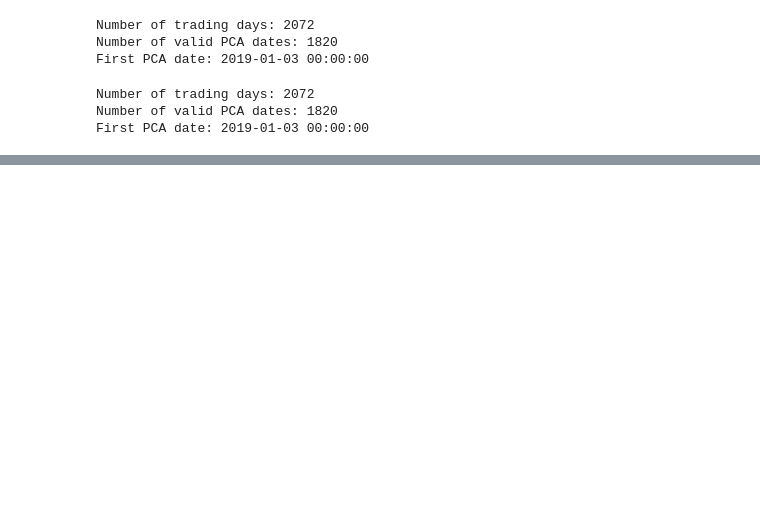
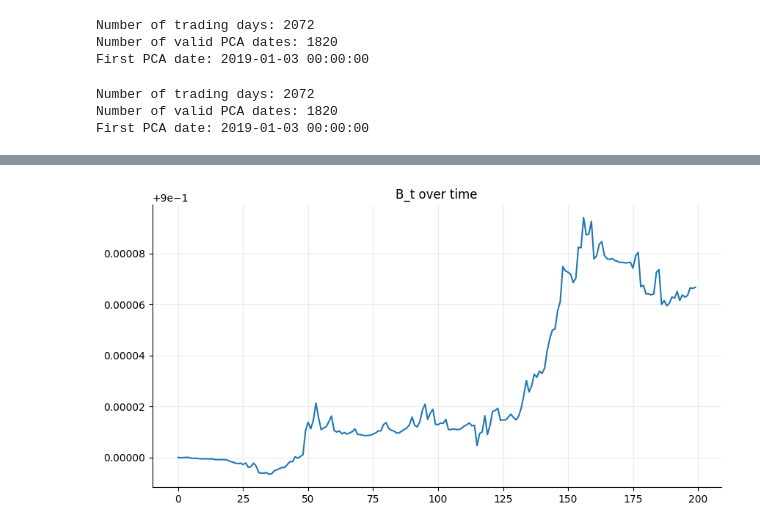
Before and after one commit to NishankRai25/Trading-Research, a Jupyter notebook: Research/statarb1/models/baseline2(OU+PCA+KALMAN).ipynb, the cells around one changed output, grey strips where cells are left out. Drawn from its saved outputs; the diff is of its cells as text; code cells hidden in the pictures; blank space fills up the shorter version.

```diff
--- a/Research/statarb1/models/baseline2(OU+PCA+KALMAN).ipynb
+++ b/Research/statarb1/models/baseline2(OU+PCA+KALMAN).ipynb
@@ -397,7 +453,6 @@ R^2          : 0.9772
 def compute_stock_signal(j, stock, snapshot, kf_state, X_history):
     y_hist = snapshot["reg_window"][:, j]
 
-    # fit stock return on PCA factors WITH intercept
     model = sm.OLS(y_hist, snapshot["X_factor"]).fit()
 
     alpha = float(model.params[0])
@@ -406,12 +461,11 @@ def compute_stock_signal(j, stock, snapshot, kf_state, X_history):
     if stock not in kf_state:
         kf_state[stock] = init_kf()
 
-    if stock not in X_history:
+    if X_history is not None and stock not in X_history:
         X_history[stock] = []
 
     state = kf_state[stock]
 
-    # today's residual update: IMPORTANT -> include intercept
     y_today = float(snapshot["reg_window"][-1, j])
     factor_today = np.asarray(snapshot["factor_today"], dtype=float)
     resid_today = y_today - (alpha + factor_today @ betas)
@@ -420,13 +474,15 @@ def compute_stock_signal(j, stock, snapshot, kf_state, X_history):
     x_t = x_prev + resid_today
     X_history[stock].append(x_t)
 
-    # previous posterior
     m_prev = np.asarray(state["m"], dtype=float)
     P_prev = np.asarray(state["P"], dtype=float)
     n_prev = float(state["n"])
     d_prev = float(state["d"])
 
-    Phi = np.eye(2)
+    Phi = np.array([
+        [1.0, 0.0],
+        [0.0, 1.0]
+    ])
 
     W = np.diag([
         ((1.0 - delta_A) / delta_A) * max(P_prev[0, 0], 1e-8),
@@ -459,14 +515,12 @@ def compute_stock_signal(j, stock, snapshot, kf_state, X_history):
     n_new = n_prev + 1.0
     d_new = d_prev + (S_prev * e_t * e_t) / Q_t
 
-    # save updated Kalman state
     state["m"] = m_new
     state["P"] = P_new
     state["n"] = n_new
     state["d"] = d_new
     state["x_prev"] = x_t
 
-    # dynamic OU parameters
     A_t, B_t = map(float, m_new)
     B_t = min(B_t, B_MAX)
 
@@ -488,14 +542,9 @@ def compute_stock_signal(j, stock, snapshot, kf_state, X_history):
     if not np.isfinite(m_eq):
         return None, betas, None
 
-    # =========================
-    # NEW: deviation-based sigma
-    # =========================
-
     d_t = x_t - m_eq
 
     lam = 0.97
-
     var_d_prev = float(state.get("var_d", 1e-6))
     var_d_new = lam * var_d_prev + (1.0 - lam) * (d_t ** 2)
     state["var_d"] = var_d_new
@@ -506,9 +555,6 @@ def compute_stock_signal(j, stock, snapshot, kf_state, X_history):
         return None, betas, None
 
     s = d_t / sigma_t
-
-    if not np.isfinite(s):
-        return None, betas, None
 
     if not np.isfinite(s):
         return None, betas, None
@@ -529,6 +575,77 @@ def compute_stock_signal(j, stock, snapshot, kf_state, X_history):
 
     return s, betas, debug
 
+
 print("compute_stock_signal() loaded")
+
+
+# =========================
+# FIXED DEBUG (TIME SERIES)
+# =========================
+
+print("\n=== KALMAN TIME-SERIES DEBUG ===")
+
+if snapshot is not None:
+
+    test_stock = snapshot["valid_col_names"][0]
+
+    kf_state_test = {}
+    X_history_test = {}
+    rows = []
+
+    for i in valid_pos[:200]:
+
+        snap = build_rolling_snapshot(i)
+        if snap is None or test_stock not in snap["valid_col_names"]:
+            continue
+
+        j = np.where(snap["valid_col_names"] == test_stock)[0][0]
+
+        s, betas, dbg = compute_stock_signal(
+            j, test_stock, snap, kf_state_test, X_history_test
+        )
+
+        if dbg is not None:
+            rows.append(dbg)
+
+    df_dbg = pd.DataFrame(rows)
+
+    print(df_dbg[["A_t","B_t","kappa","sigma_t","s"]].tail())
+
+    print("\n=== SIGNAL STATS ===")
+    print(f"count              : {len(df_dbg)}")
+    print(f"s mean / std       : {df_dbg['s'].mean():.4f} / {df_dbg['s'].std():.4f}")
+    print(f"s min / max        : [{df_dbg['s'].min():.2f}, {df_dbg['s'].max():.2f}]")
+
+    print("\n=== KAPPA CHECK ===")
+    print(f"kappa mean         : {df_dbg['kappa'].mean():.2f}")
+    print(f"kappa min / max    : [{df_dbg['kappa'].min():.2f}, {df_dbg['kappa'].max():.2f}]")
+
+    print("\n=== B PARAM CHECK ===")
+    print(f"B mean             : {df_dbg['B_t'].mean():.4f}")
+    print(f"B min / max        : [{df_dbg['B_t'].min():.4f}, {df_dbg['B_t'].max():.4f}]")
+
+    print("\n=== SIGMA CHECK ===")
+    print(f"sigma mean         : {df_dbg['sigma_t'].mean():.6f}")
+
+    print("-" * 50)
+
+    # ===== GRAPH 1: B_t over time =====
+    plt.figure()
+    plt.plot(df_dbg["B_t"])
+    plt.title("B_t over time")
+    plt.show()
+
+    # ===== GRAPH 2: Signal Distribution =====
+    plt.figure()
+    plt.hist(df_dbg["s"], bins=30)
+    plt.title("Signal Distribution (s)")
+    plt.show()
+
+    # ===== GRAPH 3: Kappa Distribution =====
+    plt.figure()
+    plt.hist(df_dbg["kappa"], bins=30)
+    plt.title("Kappa Distribution")
+    plt.show()
 # %% [output]
 compute_stock_signal() loaded
@@ -534,0 +668 @@ compute_stock_signal() loaded
+[figure, added]
```
Also changed, not shown: parts of 13 cells of this notebook, 6 other files.
